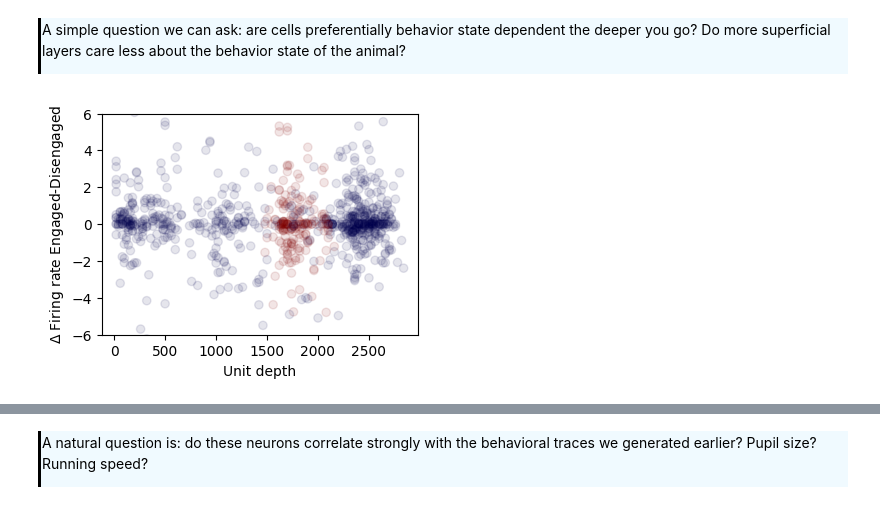
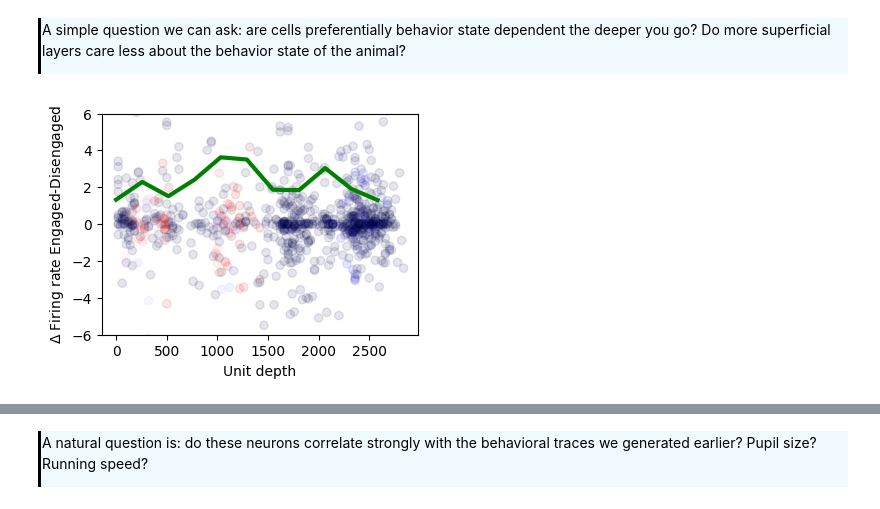
Before and after one commit to AllenSWDB/swdb_visualbehavior_template, a Jupyter notebook: code/Workshop1.ipynb, the cells around one changed output, grey strips where cells are left out. Drawn from its saved outputs; the diff is of its cells as text; code cells hidden in the pictures.

```diff
--- a/code/Workshop1.ipynb
+++ b/code/Workshop1.ipynb
@@ -754,12 +758,9 @@ plt.tight_layout()
 <p> A simple question we can ask: are cells preferentially behavior state dependent the deeper you go? Do more superficial layers care less about the behavior state of the animal?
 </div>
 # %%
-area_of_interest = ['CA1'] # region in the hippocampus!
+area_of_interest = ['VISam', 'TH', 'DG', 'MGv'] # looking for regions with enhanced behavior state sensitivity
 unit_nos = np.array([idx for idx, ccf in enumerate(unit_table.structure_acronym.values) if ccf in area_of_interest])
 unit_ids = unit_table.index[unit_nos]
-
-# In this cell we make the same set of rasters, but also add a second column of plots showing the trial-wise firing rate
-fig,ax = plt.subplots(1,1, figsize = (4,3))
 
 # extract the sample unit ids and ready our three lists for recording values
 example_unit_ids = unit_table.index
@@ -769,35 +770,47 @@ in_region = []
 
 # loop through all units
 for n, unit in enumerate(example_unit_ids):
     unit_data = session.spike_times[unit]
     spike_times = [unit_data[np.logical_and(s1 <= unit_data, unit_data <= s2)] - s1 for s1, s2 in zip(start_times, stop_times)]
 
     # Compute the firing rate for each trial
     firing_rate = [len(spikes)/(s2 - s1) for spikes, s1, s2 in zip(spike_times, start_times, stop_times)]
 
     # compute the firing rate in both the engaged and disengaged trials
     engaged_firing_rate = []
     disengaged_firing_rate = []
     for i, trial in enumerate(switch_trials[:-1]):
         if not states.values[trial+1]:
             engaged_firing_rate.append(firing_rate[i])
         else:
             disengaged_firing_rate.append(firing_rate[i])
 
-    # identify if unit is in the CA1 CCF.
+    # identify if unit is in the your CCF.
     if unit in unit_ids:
-        in_region.append(1)
+        in_region.append(np.where(unit == np.array(unit_ids))[0][0])
     else:
         in_region.append(0)
     # Calculate the difference in firing rate for that unit between behavior states.
     engaged_firing_rate_difference.append((np.mean(engaged_firing_rate) - np.mean(disengaged_firing_rate)))
-    unit_depth.append(unit_table.loc[unit].probe_vertical_position)   #waveform_duration
-ax.scatter(unit_depth, engaged_firing_rate_difference, c=in_region, alpha=0.1, cmap='seismic')
+    unit_depth.append(unit_table.loc[unit].probe_vertical_position)
+
+
+# make plot and prepare bins
+fig,ax = plt.subplots(1,1, figsize = (4,3))
+NumBins = 12
+bins = np.linspace(0, np.max(unit_depth), NumBins)
+variance_at_depth = np.zeros([NumBins-1, 1])
+for bin_idx in range(NumBins-1):
+    keep_in_bin = np.logical_and(np.array(unit_depth) > bins[bin_idx], np.array(unit_depth) < bins[bin_idx + 1])
+    variance_at_depth[bin_idx] = np.std(np.array(engaged_firing_rate_difference)[keep_in_bin])
+
+ax.scatter(unit_depth, engaged_firing_rate_difference, c=in_region, alpha=0.1, cmap='jet')
+ax.plot(bins[0:-1], variance_at_depth, 'g', lw=3)
 #ax.set_xlim([0,1])
 ax.set_ylim([-6,6])
 ax.set_xlabel('Unit depth')
 ax.set_ylabel('$\Delta$ Firing rate Engaged-Disengaged')
 plt.tight_layout()
 plt.show()
 # %% [output]
-[figure, old version]
+[figure, new version]
```
Also changed, not shown: parts of 4 cells of this notebook.
